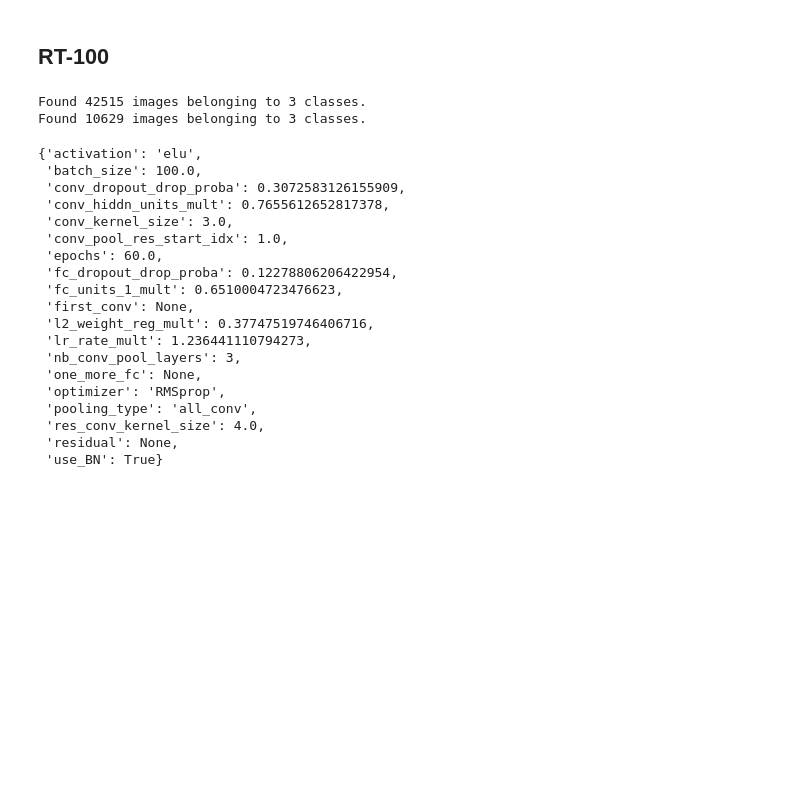
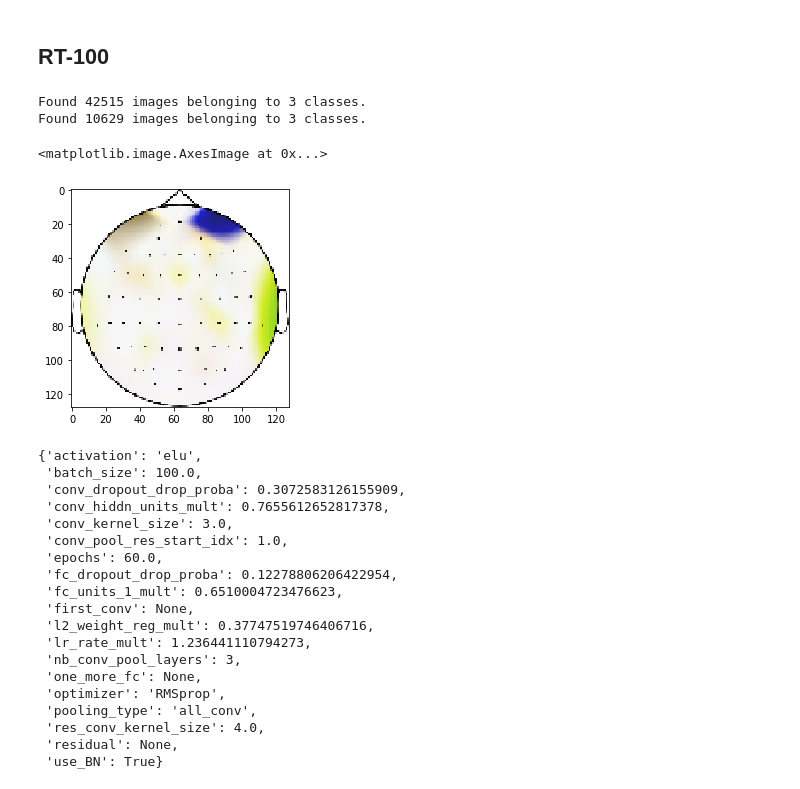
Before and after one commit to kmnuddin/hyperopt_dl_trigg_classification_cp, a Jupyter notebook: train_best_model_RT_100.ipynb, the cells around one changed output. Saved outputs shown, nothing was run; the diff lists cells and outputs as text; code cells hidden in the pictures; blank space fills up the shorter version.

```diff
--- a/train_best_model_RT_100.ipynb
+++ b/train_best_model_RT_100.ipynb
@@ -12,10 +12,14 @@ from tensorflow.keras.models import load_model
 # %%
 h = Helper('topomaps_RT_100/train/combined', 'topomaps_RT_100/test/combined', 'results/RT_100')
 
 train_it, test_it = h.construct_data_generator(target_size=(128,128))
+
+plt.imshow(train_it.next()[0][0])
 # %% [output]
 Found 42515 images belonging to 3 classes.
 Found 10629 images belonging to 3 classes.
+<matplotlib.image.AxesImage at 0x...>
+[figure, added]
 # %%
 best_space_model = h.load_best_hyperspace()
 # %%
```
Also changed, not shown: parts of 6 cells of this notebook, 33 other files.
